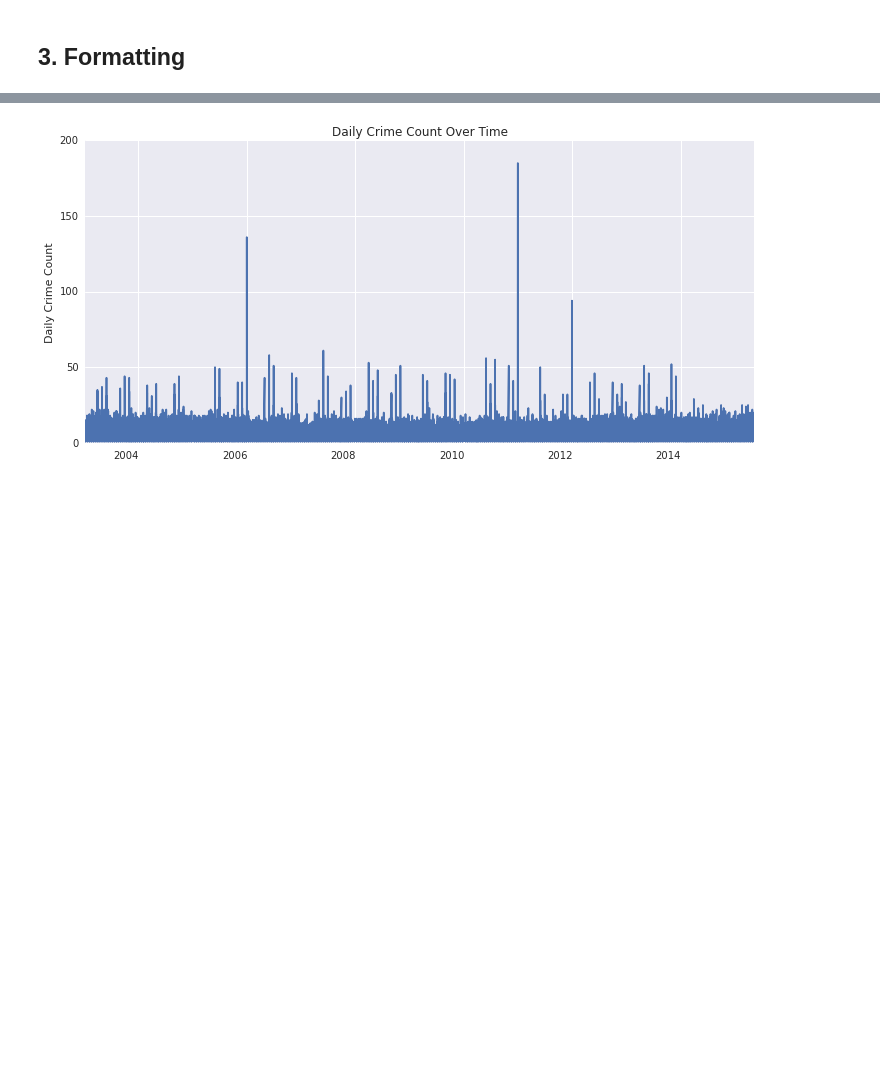
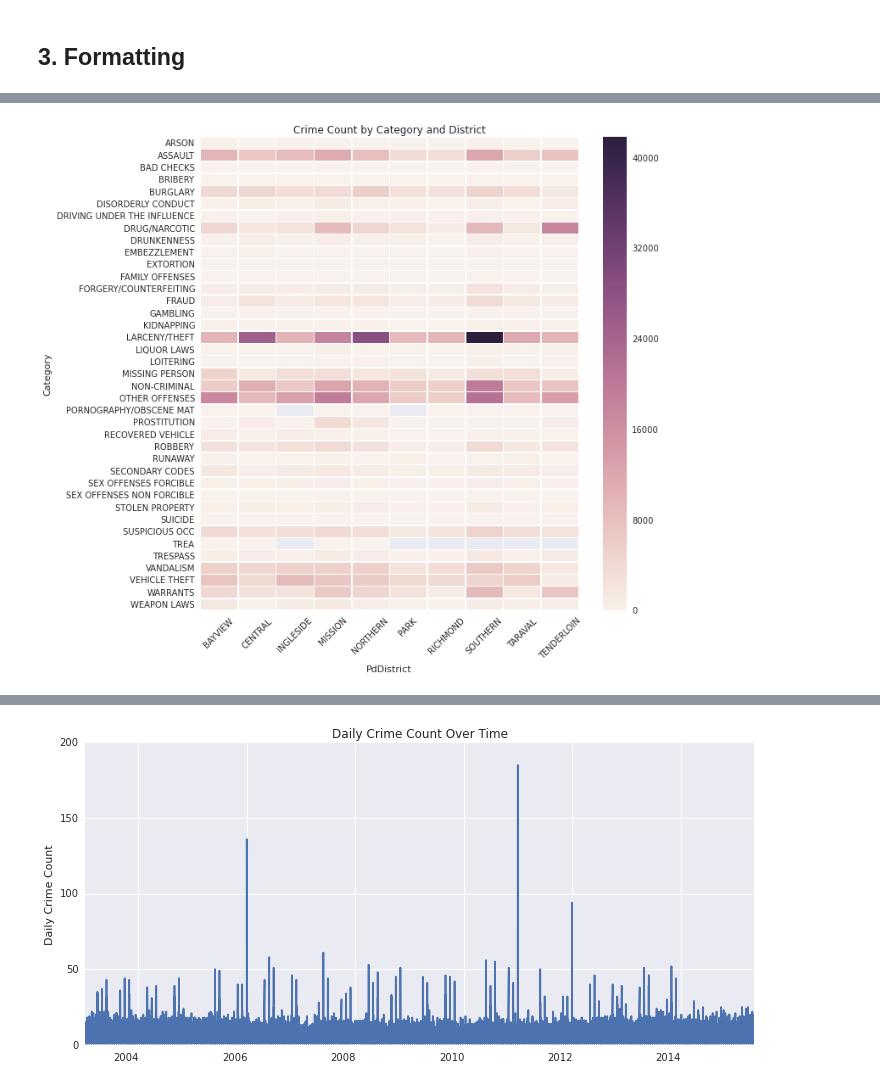
Before and after one commit to carolynamorris/SanFranciscoCrimeClassification, a Jupyter notebook: classification.ipynb, the cells around one changed output, grey strips where cells are left out. Cells and saved outputs as stored; diff of their text form; code cells hidden in the pictures; blank space fills up the shorter version.

```diff
--- a/classification.ipynb
+++ b/classification.ipynb
@@ -154,0 +158,8 @@ for c in barChartCols:
+# %%
+plt.figure(figsize=(10,10))
+sns.heatmap(train.groupby(['Category', 'PdDistrict']).size().unstack(1), linewidths=0.2)
+plt.title('Crime Count by Category and District')
+plt.xticks(rotation=45)
+plt.show()
+# %% [output]
+[figure, added]
```
Also changed, not shown: parts of 15 cells of this notebook, 1 other file.
